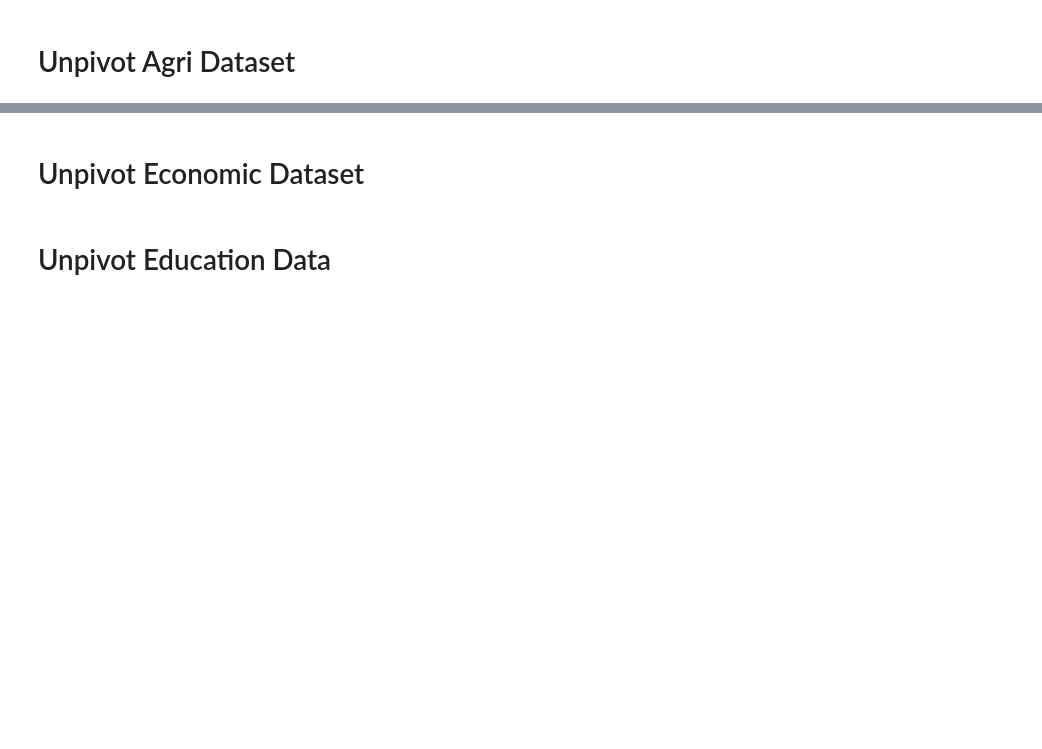
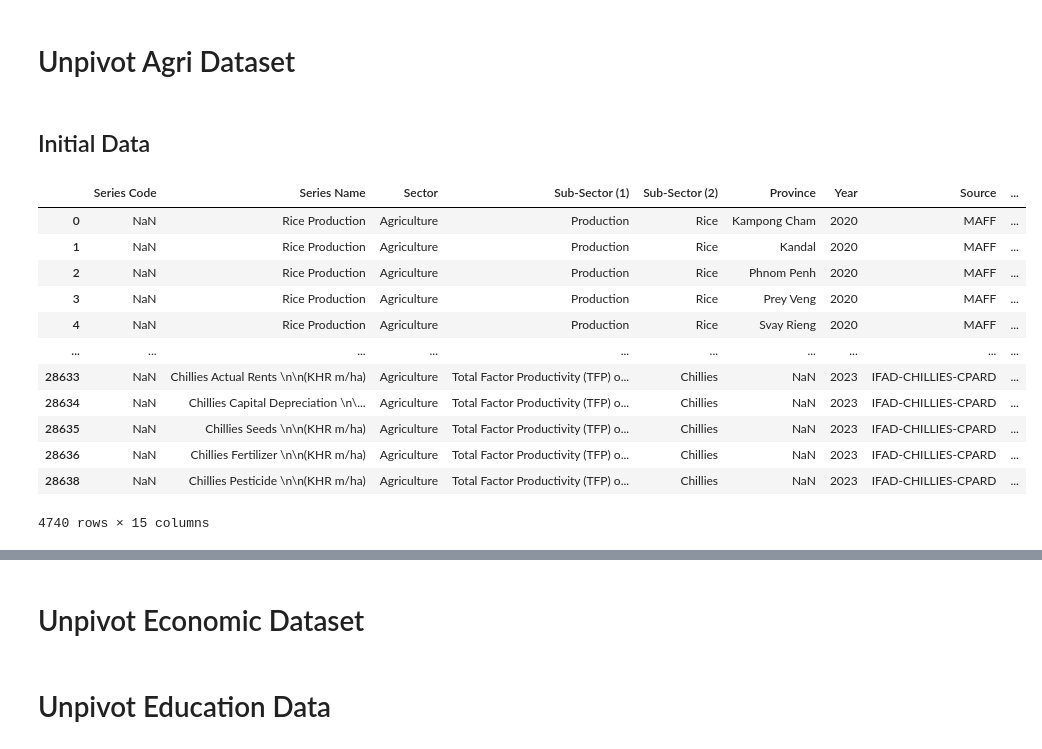
Before and after one commit to whatanakKean/cdri-data-hub-web-view, a Jupyter notebook: src/etl/experiments.ipynb, the cells around one changed output, grey strips where cells are left out. Drawn from its saved outputs; the diff is of its cells as text; code cells hidden in the pictures; blank space fills up the shorter version.

```diff
--- a/src/etl/experiments.ipynb
+++ b/src/etl/experiments.ipynb
@@ -5,5 +1,7 @@ data = pd.read_excel("./raw agriculture & economic/Datahub_Agri_Latest.xlsx", sh
 # %% [markdown]
 # Unpivot Agri Dataset
+# %% [markdown]
+## Initial Data
 # %%
 
 import pandas as pd
@@ -27,45 +25,51 @@ indicator_units = {
     'Total Number of Livestock': 'Number',
     'Quantity': 'Kg',
     'Value': 'USD',
     'Share(%)': '%',
     'Growth(%)': '%',
     'Products': 'N/A',
     'Famers': 'Number',
     'Associates': 'Number',
     'SMEs': 'Number',
     'Company': 'Number'
 }
 
 # Step 4: Unpivot the data using pd.melt()
-unpivoted_data = data.melt(
+initial_agri_data = data.melt(
     id_vars=[
         'Series Code', 'Series Name', 'Sector', 'Sub-Sector (1)', 'Sub-Sector (2)',
         'Province', 'Year', 'Source', 'Latitude', 'Longitude', 'Pro code',
         'Markets'
     ],
     value_vars=[
         'Area Planted', 'Area Harvested', 'Quantity Harvested', 'Yield',
         'Smallholder Livestock', 'Livestock Farming Industry', 'Total Number of Livestock',
         'Livestock Production', 'Famers', 'Associates', 'SMEs', 'Company',
         'Quantity', 'Value', 'Share(%)', 'Growth(%)'
     ],
     var_name='Indicator',
     value_name='Indicator Value'
 )
 
 # Step 5: Add the 'Indicator Unit' column using the indicator_units dictionary
-unpivoted_data['Indicator Unit'] = unpivoted_data['Indicator'].map(indicator_units)
-unpivoted_data['Indicator Value'] = unpivoted_data['Indicator Value'].replace(['', ' ', 'N/A'], pd.NA)
-unpivoted_data = unpivoted_data.dropna(subset=['Indicator Value'])
-unpivoted_data['Year'] = unpivoted_data['Year'].astype(int)
-unpivoted_data = unpivoted_data.applymap(lambda x: x.strip() if isinstance(x, str) else x)
+initial_agri_data['Indicator Unit'] = initial_agri_data['Indicator'].map(indicator_units)
+initial_agri_data['Indicator Value'] = initial_agri_data['Indicator Value'].replace(['', ' ', 'N/A'], pd.NA)
+initial_agri_data = initial_agri_data.dropna(subset=['Indicator Value'])
+initial_agri_data['Year'] = initial_agri_data['Year'].astype(int)
+initial_agri_data = initial_agri_data.applymap(lambda x: x.strip() if isinstance(x, str) else x)
 
-# Optionally, you can save the unpivoted data back to a new Excel file
-unpivoted_data.to_excel("Unpivoted_Datahub_Agri_Latest.xlsx", index=False)
-
-
-# Step 6: Connect to SQLite database
-conn = sqlite3.connect("data.db")
-table_name = "agriculture_data"
-unpivoted_data.to_sql(table_name, conn, if_exists='replace', index=False)
-conn.close()
+initial_agri_data
+# %% [output]
+|  | Series Code | Series Name | Sector | Sub-Sector (1) | Sub-Sector (2) | Province | Year | Source | ... |
+| 0 | NaN | Rice Production | Agriculture | Production | Rice | Kampong Cham | 2020 | MAFF | ... |
+| 1 | NaN | Rice Production | Agriculture | Production | Rice | Kandal | 2020 | MAFF | ... |
+| 2 | NaN | Rice Production | Agriculture | Production | Rice | Phnom Penh | 2020 | MAFF | ... |
+| 3 | NaN | Rice Production | Agriculture | Production | Rice | Prey Veng | 2020 | MAFF | ... |
+| 4 | NaN | Rice Production | Agriculture | Production | Rice | Svay Rieng | 2020 | MAFF | ... |
+| ... | ... | ... | ... | ... | ... | ... | ... | ... | ... |
+| 28633 | NaN | Chillies Actual Rents \n\n(KHR m/ha) | Agriculture | Total Factor Productivity (TFP) o... | Chillies | NaN | 2023 | IFAD-CHILLIES-CPARD | ... |
+| 28634 | NaN | Chillies Capital Depreciation \n\... | Agriculture | Total Factor Productivity (TFP) o... | Chillies | NaN | 2023 | IFAD-CHILLIES-CPARD | ... |
+| 28635 | NaN | Chillies Seeds \n\n(KHR m/ha) | Agriculture | Total Factor Productivity (TFP) o... | Chillies | NaN | 2023 | IFAD-CHILLIES-CPARD | ... |
+| 28636 | NaN | Chillies Fertilizer \n\n(KHR m/ha) | Agriculture | Total Factor Productivity (TFP) o... | Chillies | NaN | 2023 | IFAD-CHILLIES-CPARD | ... |
+| 28638 | NaN | Chillies Pesticide \n\n(KHR m/ha) | Agriculture | Total Factor Productivity (TFP) o... | Chillies | NaN | 2023 | IFAD-CHILLIES-CPARD | ... |
+4740 rows × 15 columns
```
Also changed, not shown: parts of 25 cells of this notebook, 15 other files.
